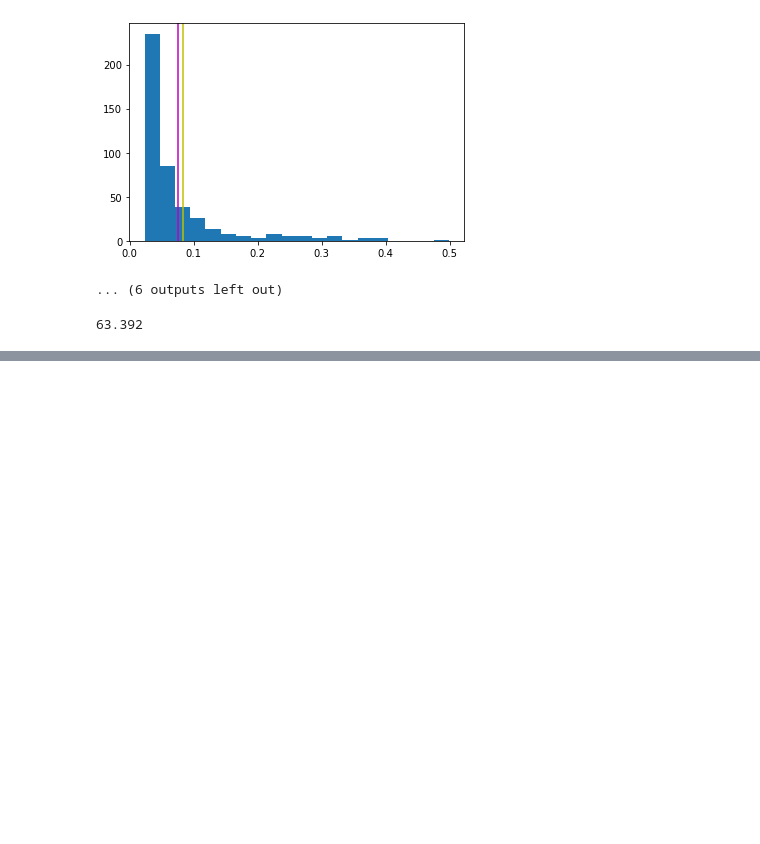
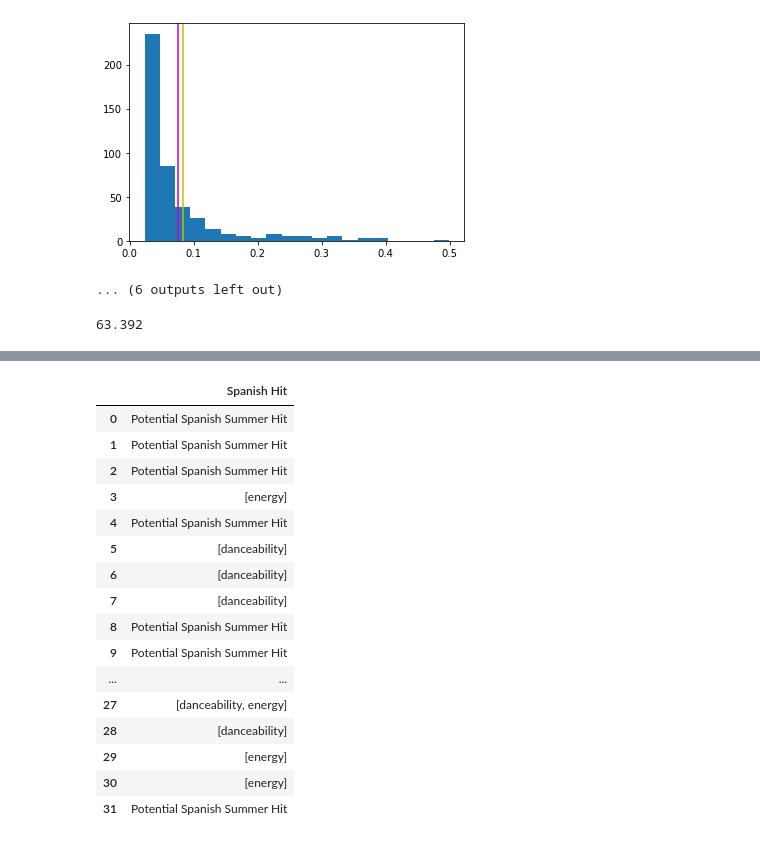
Before and after one commit to andersgom/macarenameter, a Jupyter notebook: test_analysis.ipynb, the cells around one changed output, grey strips where cells are left out. Saved outputs shown, nothing was run; the diff lists cells and outputs as text; code cells hidden in the pictures; blank space fills up the shorter version.

```diff
--- a/test_analysis.ipynb
+++ b/test_analysis.ipynb
@@ -120,0 +300,20 @@ all_popular_feat['tempo'].min()
+# %%
+spain[['Spanish Hit']]
+# %% [output]
+|  | Spanish Hit |
+| 0 | Potential Spanish Summer Hit |
+| 1 | Potential Spanish Summer Hit |
+| 2 | Potential Spanish Summer Hit |
+| 3 | [energy] |
+| 4 | Potential Spanish Summer Hit |
+| 5 | [danceability] |
+| 6 | [danceability] |
+| 7 | [danceability] |
+| 8 | Potential Spanish Summer Hit |
+| 9 | Potential Spanish Summer Hit |
+| ... | ... |
+| 27 | [danceability, energy] |
+| 28 | [danceability] |
+| 29 | [energy] |
+| 30 | [energy] |
+| 31 | Potential Spanish Summer Hit |
```
Also changed, not shown: parts of 20 cells of this notebook, 5 other files.
